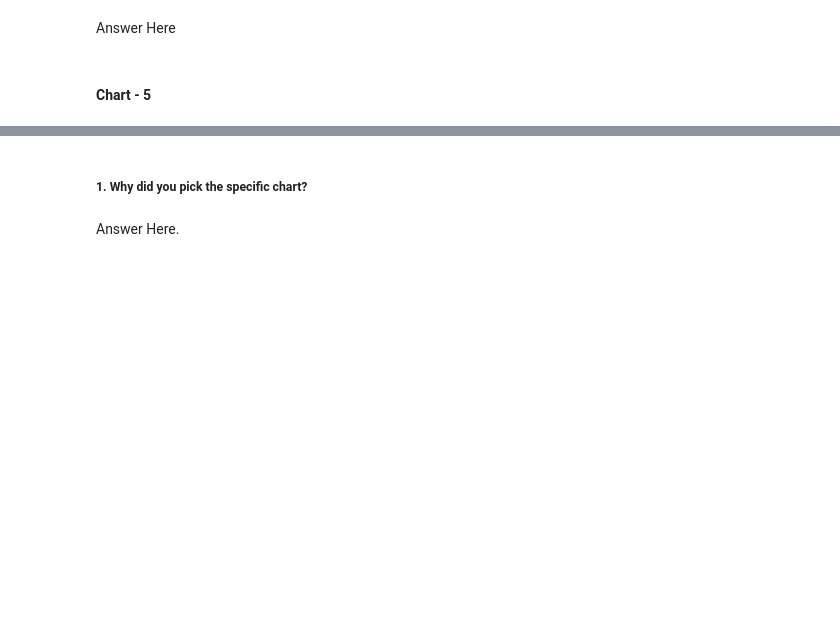
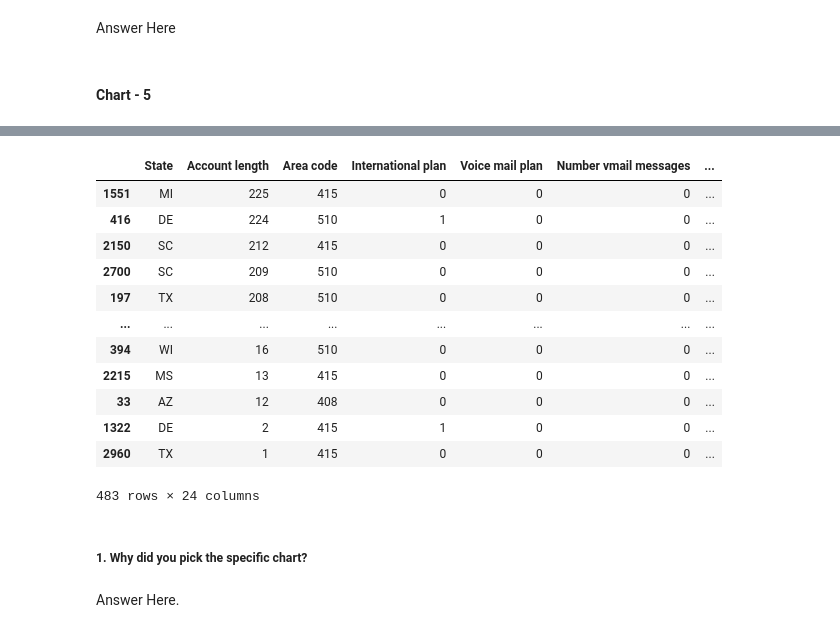
Before and after one commit to rajathAgalkote/EDA1-Telecom-Churn---Capstone, a Jupyter notebook: Rajathadri_EDA_Telecom_Churn_Analysis_Project.ipynb, the cells around one changed output, grey strips where cells are left out. Drawn from its saved outputs; the diff is of its cells as text; code cells hidden in the pictures; blank space fills up the shorter version.

```diff
--- a/Rajathadri_EDA_Telecom_Churn_Analysis_Project.ipynb
+++ b/Rajathadri_EDA_Telecom_Churn_Analysis_Project.ipynb
@@ -660,3 +882,20 @@ Answer Here
+# %%
+
+db_churn.sort_values(by='Account length', ascending=False)
+# %% [output]
+|  | State | Account length | Area code | International plan | Voice mail plan | Number vmail messages | ... |
+| 1551 | MI | 225 | 415 | 0 | 0 | 0 | ... |
+| 416 | DE | 224 | 510 | 1 | 0 | 0 | ... |
+| 2150 | SC | 212 | 415 | 0 | 0 | 0 | ... |
+| 2700 | SC | 209 | 510 | 0 | 0 | 0 | ... |
+| 197 | TX | 208 | 510 | 0 | 0 | 0 | ... |
+| ... | ... | ... | ... | ... | ... | ... | ... |
+| 394 | WI | 16 | 510 | 0 | 0 | 0 | ... |
+| 2215 | MS | 13 | 415 | 0 | 0 | 0 | ... |
+| 33 | AZ | 12 | 408 | 0 | 0 | 0 | ... |
+| 1322 | DE | 2 | 415 | 1 | 0 | 0 | ... |
+| 2960 | TX | 1 | 415 | 0 | 0 | 0 | ... |
+483 rows × 24 columns
 # %% [markdown]
 ##### 1. Why did you pick the specific chart?
 # %% [markdown]
```
Also changed, not shown: parts of 50 cells of this notebook.
